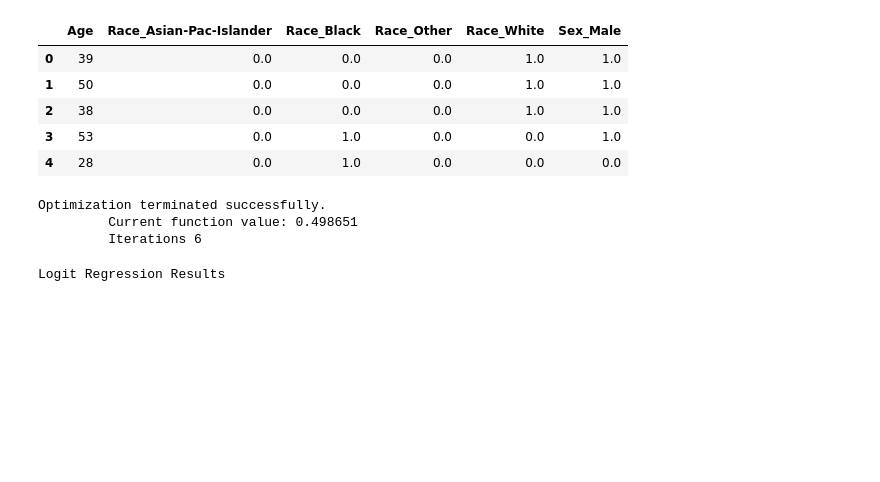
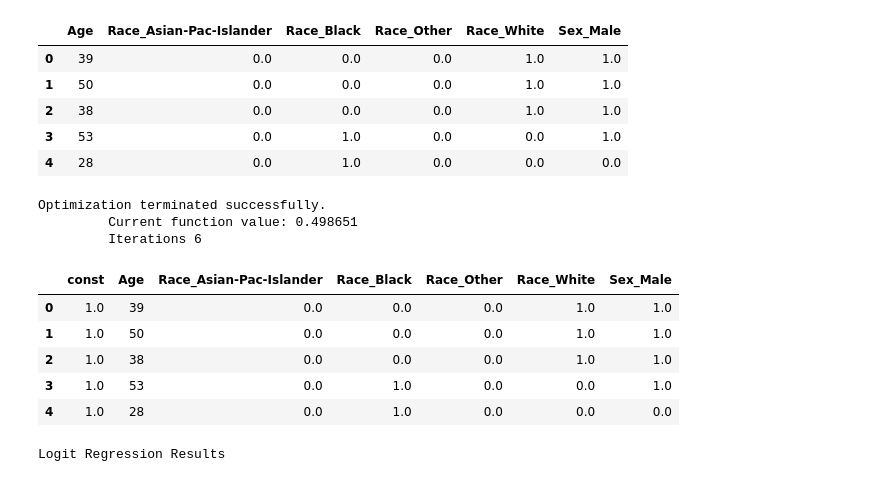
Before and after one commit to seancarverphd/dsc-linear-to-logistic-regression-dc-ds-060319, a Jupyter notebook: index.ipynb, the cells around one changed output. Drawn from its saved outputs; the diff is of its cells as text; code cells hidden in the pictures; blank space fills up the shorter version.

```diff
--- a/index.ipynb
+++ b/index.ipynb
@@ -233,6 +233,15 @@ result = logit_model.fit()
 Optimization terminated successfully.
          Current function value: 0.498651
          Iterations 6
+# %%
+X.head()
+# %% [output]
+|  | const | Age | Race_Asian-Pac-Islander | Race_Black | Race_Other | Race_White | Sex_Male |
+| 0 | 1.0 | 39 | 0.0 | 0.0 | 0.0 | 1.0 | 1.0 |
+| 1 | 1.0 | 50 | 0.0 | 0.0 | 0.0 | 1.0 | 1.0 |
+| 2 | 1.0 | 38 | 0.0 | 0.0 | 0.0 | 1.0 | 1.0 |
+| 3 | 1.0 | 53 | 0.0 | 1.0 | 0.0 | 0.0 | 1.0 |
+| 4 | 1.0 | 28 | 0.0 | 1.0 | 0.0 | 0.0 | 0.0 |
 # %%
 result.summary()
 # %% [output]
```
